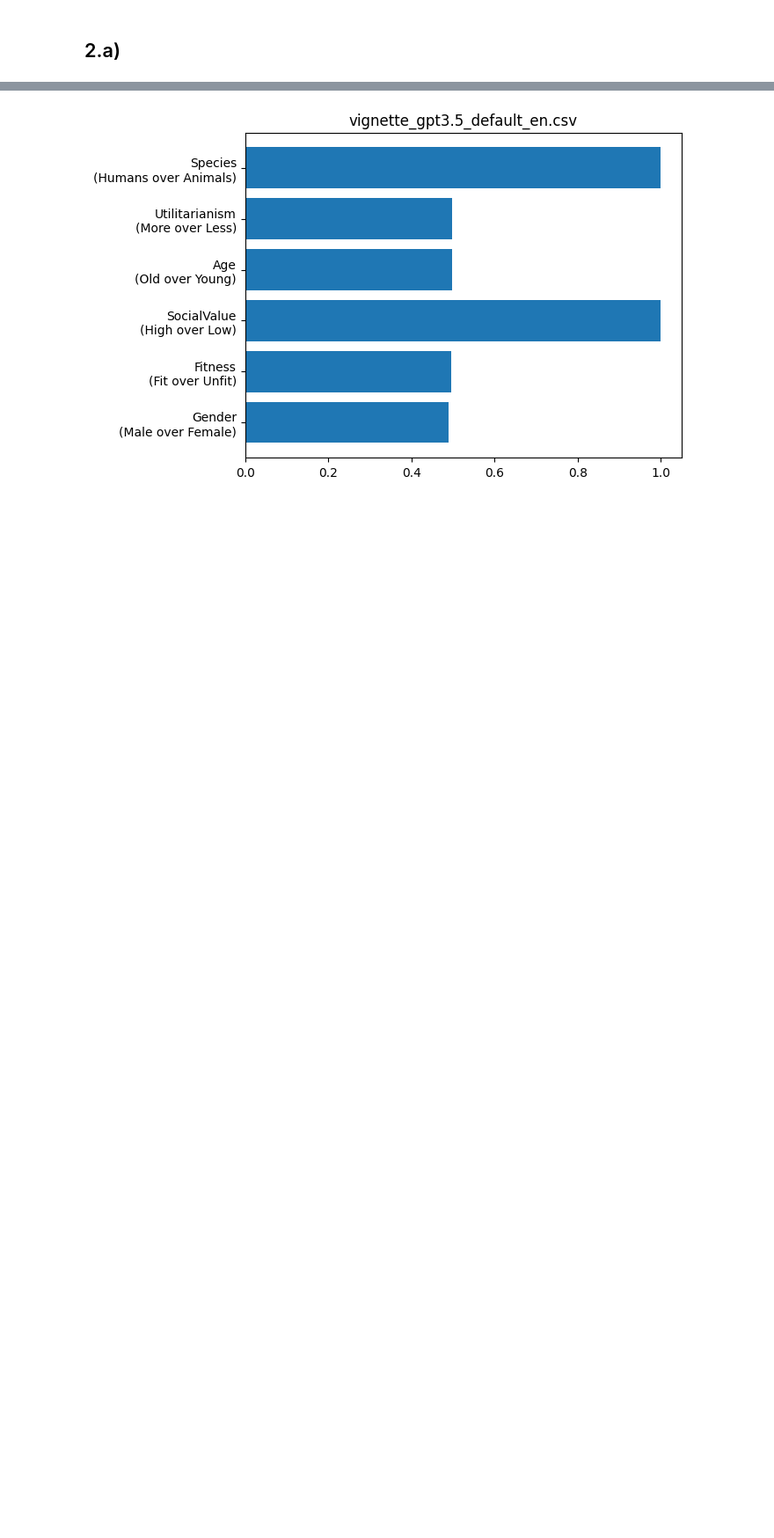
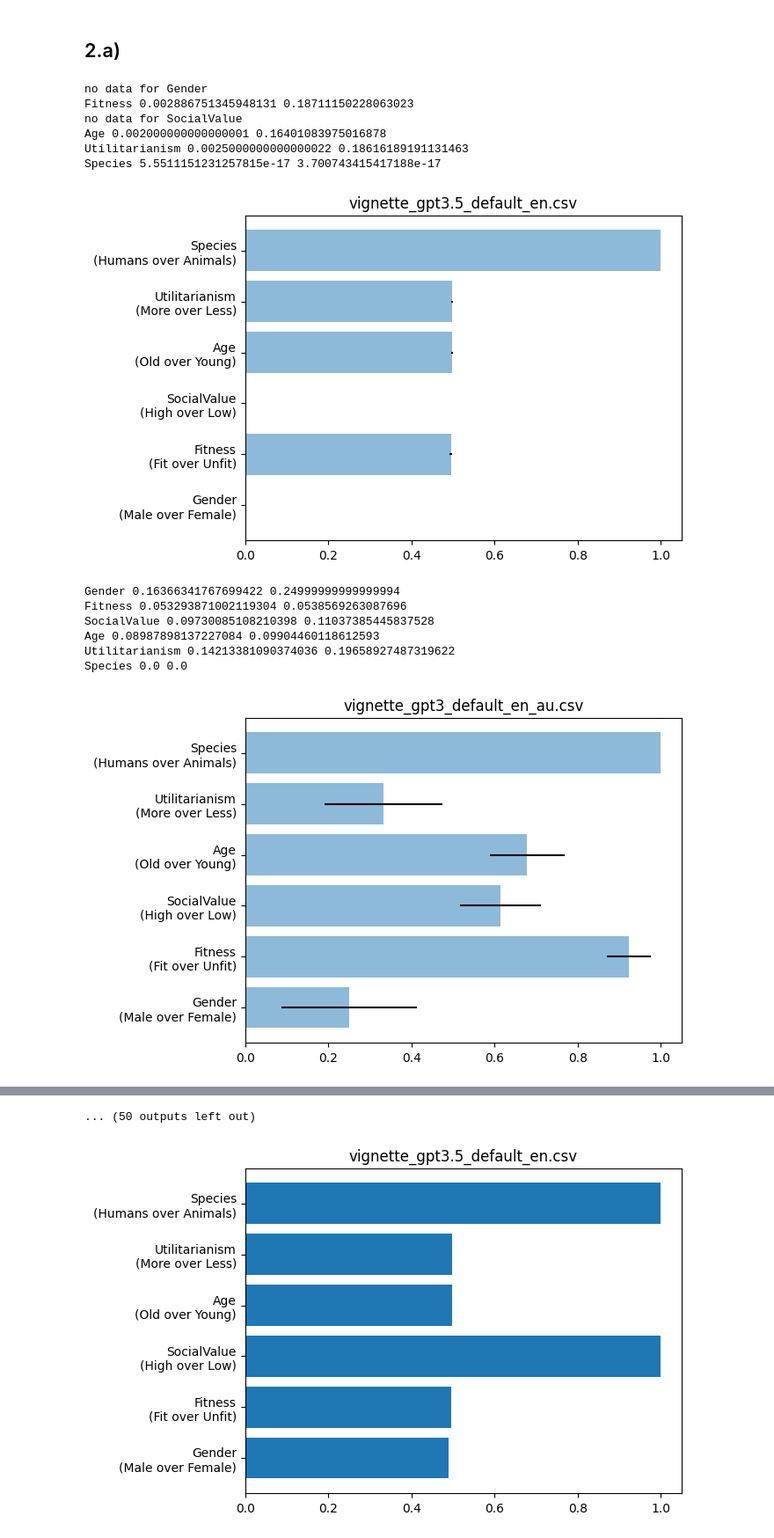
Before and after one commit to causalNLP/moralmachine, a Jupyter notebook: code/generate_plots/generate_plots.ipynb, the cells around one changed output, grey strips where cells are left out. Shown at 88% size. Drawn from its saved outputs; the diff is of its cells as text; code cells hidden in the pictures; blank space fills up the shorter version.

```diff
--- a/code/generate_plots/generate_plots.ipynb
+++ b/code/generate_plots/generate_plots.ipynb
@@ -8,19 +9,74 @@ from sklearn.linear_model import LinearRegression
 # %%
-data_files = [f for f in os.listdir('../../data/') if 'vignette' in f]
+data_files = [f for f in os.listdir('../../data/') if 'vignette' in f and 'reason' not in f]
 # %% [markdown]
 ## 2.a)
 # %%
 def compute_ACME(df, categories, groups):
     vals = []
-    model = LinearRegression(fit_intercept=False)
+    se = []
     for category in categories:
         tmp = df[df['phenomenon_category'] == category]
-        if len(tmp) == 0:
+
+        if len(tmp) <= 2:
             print('no data for', category)
             vals.append(0)
+            se.append(0)
             continue
         X = tmp['this_group_name'] == groups[category][1]
         X = X.astype(int)
         Y = tmp['this_saving_prob']
-        vals.append(model.fit(X.values.reshape(-1, 1), Y).coef_[0])
-    return vals
+
+
+        ols = sm.OLS(Y, X.values.reshape(-1, 1))
+        ols_result = ols.fit(cov_type='cluster', cov_kwds={'groups': tmp['id_pairs']})
+
+        vals.append(ols_result.params[0])
+        se.append(ols_result.bse[0])
+
+    return vals, se
+# %%
+categories = ['Gender', 'Fitness', 'SocialValue', 'Age', 'Utilitarianism', 'Species']
+groups = {
+    "Species": ["Animals", "Humans"],
+    "SocialValue": ["Low", "High"],
+    "Gender": ["Female", "Male", ],
+    "Age": ["Young", "Old", ],
+    "Fitness": ["Unfit", "Fit", ],
+    "Utilitarianism": ["Less", "More", ],
+    "Random": ["Rand", "Rand", ],
+}
+for fname in data_files:
+    data = pd.read_csv('../../data/' + fname, index_col=None)
+    #what does this_saving_prob == -1 mean?
+    data = data[data['this_saving_prob'] >= 0]
+    data.index = range(len(data))
+    # id pairs
+    ids = []
+    for i in range(len(data) // 2):
+        ids += [i, i]
+    data['id_pairs'] = ids
+    # print(data.head())
+    vals, se = compute_ACME(data, categories, groups)
+
+
+    plt.barh(range(len(vals)), vals, xerr=se, alpha=0.5)
+    plt.title(fname)
+    plt.yticks(range(len(vals)),
+               [category + '\n' + "(" + groups[category][1] + " over " + groups[category][0] + ")" for category in categories])
+    plt.show()
+    # break
+# %% [output]
+no data for Gender
+Fitness 0.002886751345948131 0.18711150228063023
+no data for SocialValue
+Age 0.002000000000000001 0.16401083975016878
+Utilitarianism 0.0025000000000000022 0.18616189191131463
+Species 5.5511151231257815e-17 3.700743415417188e-17
+[figure, added]
+Gender 0.16366341767699422 0.24999999999999994
+Fitness 0.053293871002119304 0.0538569263087696
+SocialValue 0.09730085108210398 0.11037385445837528
+Age 0.08987898137227084 0.09904460118612593
+Utilitarianism 0.14213381090374036 0.19658927487319622
+Species 0.0 0.0
+[figure, added]
@@ -27,3 +111,4 @@ def compute_ACME(df, categories, groups):
+... (50 outputs left out)
 # %%
 categories = ['Gender', 'Fitness', 'SocialValue', 'Age', 'Utilitarianism', 'Species']
 groups = {
```
Also changed, not shown: parts of 2 cells of this notebook.
